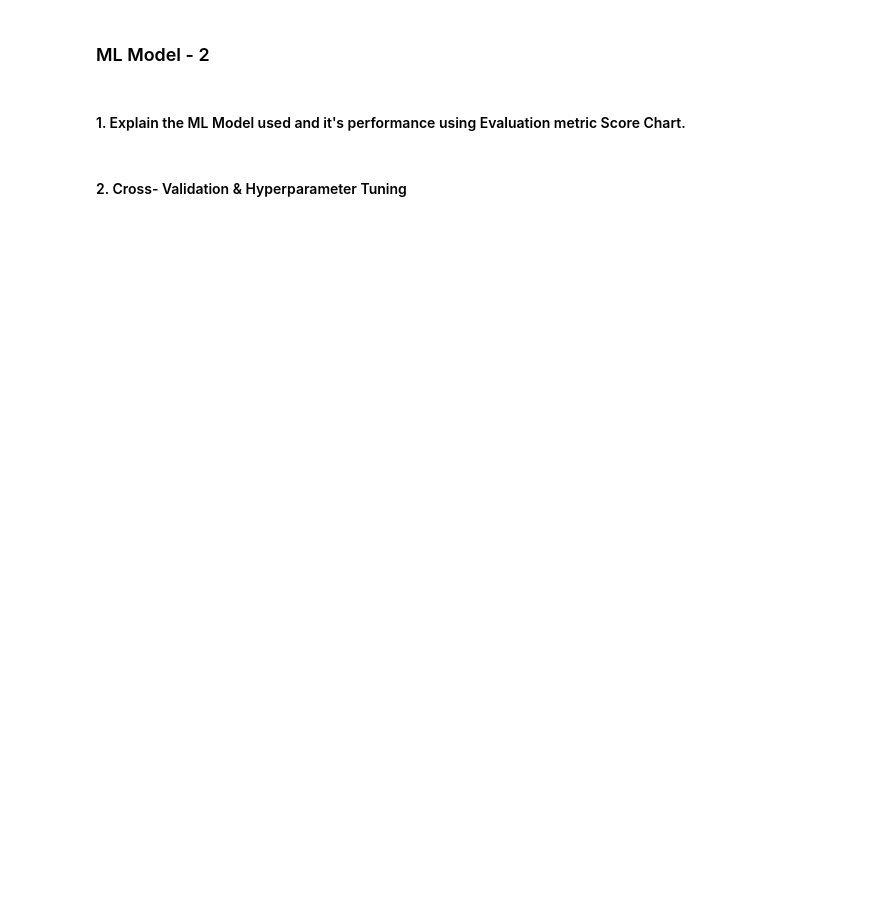
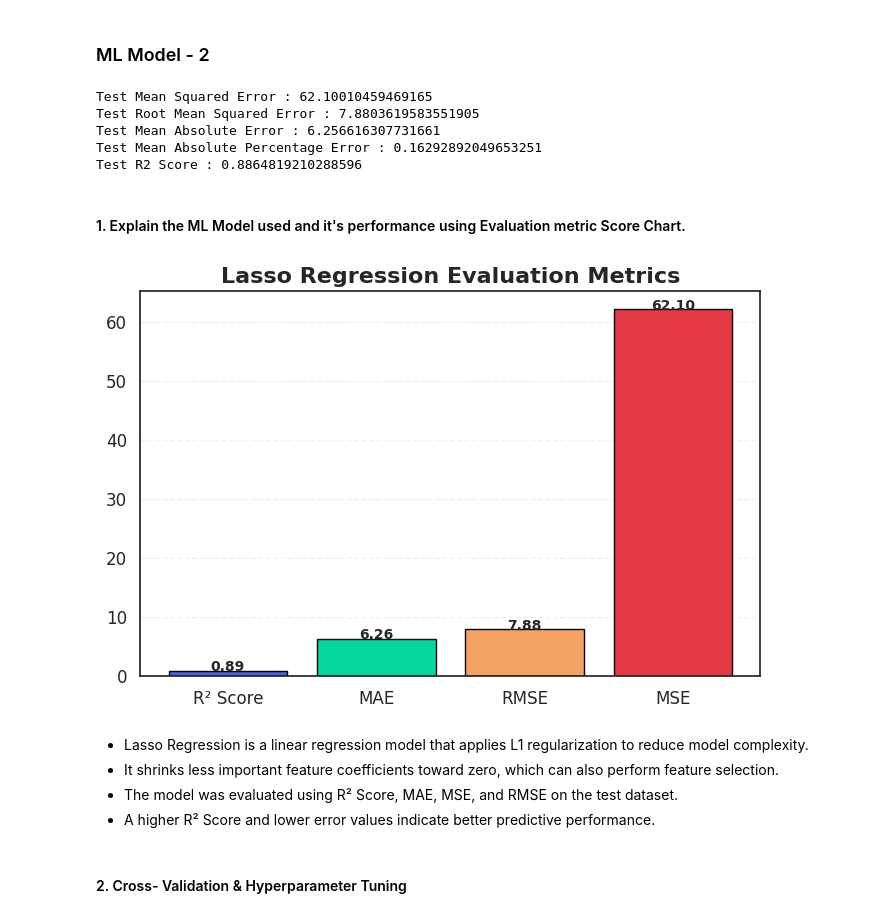
Before and after one commit to Sneha8126/Sneha-copy-of-Sample-ML-Submission-Template, a Jupyter notebook: Sneha_copy_of_Sample_ML_Submission_Template.ipynb, the cells around one changed output. Cells and saved outputs as stored; diff of their text form; code cells hidden in the pictures; blank space fills up the shorter version.

Commit message:
# Visualizing evaluation Metric Score chart

```diff
--- a/Sneha_copy_of_Sample_ML_Submission_Template.ipynb
+++ b/Sneha_copy_of_Sample_ML_Submission_Template.ipynb
@@ -1598,4 +1610,29 @@ Answer Here.
 # %% [markdown]
 ### ML Model - 2
+# %%
+# ML Model - 2 Implementation
+from sklearn.linear_model import Lasso
+# Create Model
+lasso = Lasso(alpha=0.1)
+
+# Train Model
+lasso.fit(x_train, y_train)
+
+# Predictions
+train_pred = lasso.predict(x_train)
+test_pred = lasso.predict(x_test)
+
+# Evaluation Metrics
+print("Test Mean Squared Error :", mean_squared_error(y_test, test_pred))
+print("Test Root Mean Squared Error :", np.sqrt(mean_squared_error(y_test, test_pred)))
+print("Test Mean Absolute Error :", mean_absolute_error(y_test, test_pred))
+print("Test Mean Absolute Percentage Error :", mean_absolute_percentage_error(y_test, test_pred))
+print("Test R2 Score :", r2_score(y_test, test_pred))
+# %% [output]
+Test Mean Squared Error : 62.10010459469165
+Test Root Mean Squared Error : 7.8803619583551905
+Test Mean Absolute Error : 6.256616307731661
+Test Mean Absolute Percentage Error : 0.16292892049653251
+Test R2 Score : 0.8864819210288596
 # %% [markdown]
 #### 1. Explain the ML Model used and it's performance using Evaluation metric Score Chart.
@@ -1604,2 +1639,44 @@ Answer Here.
+# %%
+# Visualizing evaluation Metric Score chart
+
+r2 = r2_score(y_test, test_pred)
+mae = mean_absolute_error(y_test, test_pred)
+mse = mean_squared_error(y_test, test_pred)
+rmse = np.sqrt(mse)
+
+metrics = ['R² Score', 'MAE', 'RMSE', 'MSE']
+values = [r2, mae, rmse, mse]
+
+colors = ['#4361EE', '#06D6A0', '#F4A261', '#E63946']
+
+plt.figure(figsize=(8,5))
+
+bars = plt.bar(metrics,
+               values,
+               color=colors,
+               edgecolor='black')
+
+for bar in bars:
+    plt.text(bar.get_x()+bar.get_width()/2,
+             bar.get_height(),
+             f'{bar.get_height():.2f}',
+             ha='center',
+             fontsize=10,
+             fontweight='bold')
+
+plt.title("Lasso Regression Evaluation Metrics",
+          fontsize=16,
+          fontweight='bold')
+
+plt.grid(axis='y', linestyle='--', alpha=0.3)
+
+plt.show()
+# %% [output]
+[figure, added]
+# %% [markdown]
+* Lasso Regression is a linear regression model that applies L1 regularization to reduce model complexity.
+* It shrinks less important feature coefficients toward zero, which can also perform feature selection.
+* The model was evaluated using R² Score, MAE, MSE, and RMSE on the test dataset.
+* A higher R² Score and lower error values indicate better predictive performance.
 # %% [markdown]
 #### 2. Cross- Validation & Hyperparameter Tuning
```
Also changed, not shown: parts of 11 cells of this notebook.
